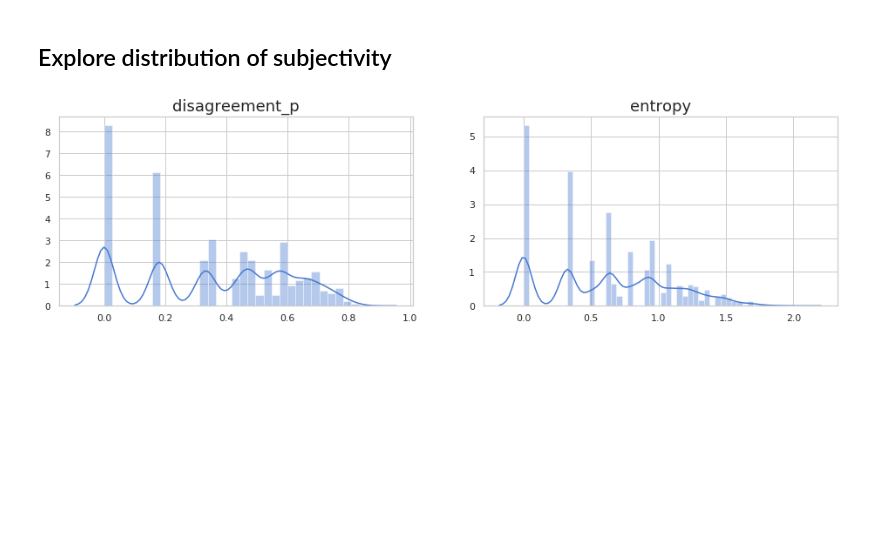
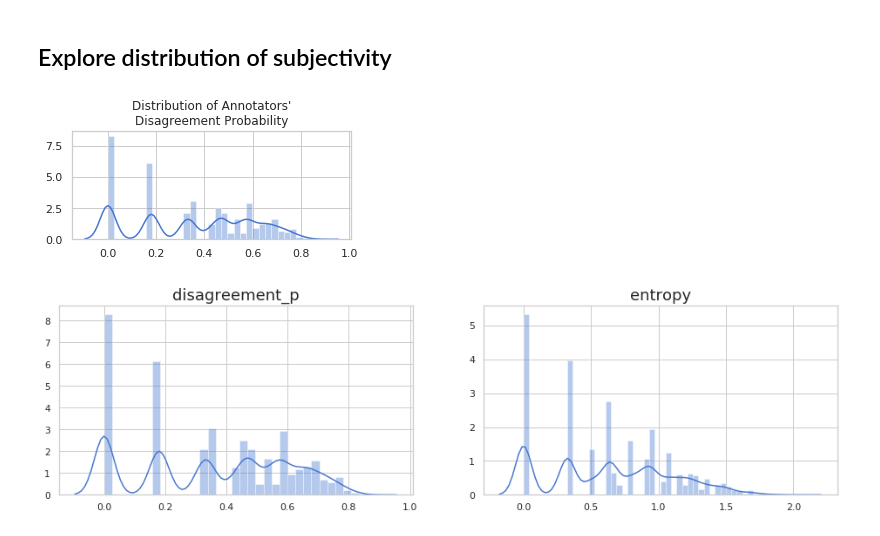
Before and after one commit to asmadotgh/unc-net, a Jupyter notebook: exploratory_analysis.ipynb, the cells around one changed output. Cells and saved outputs as stored; diff of their text form; code cells hidden in the pictures; blank space fills up the shorter version.

```diff
--- a/exploratory_analysis.ipynb
+++ b/exploratory_analysis.ipynb
@@ -49,6 +48,15 @@ train_df = import_dataset('Train')
 Train size: 28556
 # %% [markdown]
 ## Explore distribution of subjectivity
+# %%
+def plot_disagreement(inp):
+    sns.set(style="whitegrid", palette="muted", color_codes=True)
+    plt.figure(figsize=(5,2))
+    sns.distplot(list(inp['disagreement_p'])).set_title("Distribution of Annotators'\nDisagreement Probability",fontsize=12)
+
+plot_disagreement(train_df)
+# %% [output]
+[figure, added]
 # %%
 def _plot_subhist(inp, val, axis):
     sns.distplot(list(inp[val]), ax=axis).set_title(val,fontsize=18)
```
Also changed, not shown: parts of 1 cell of this notebook, 1 other file.
